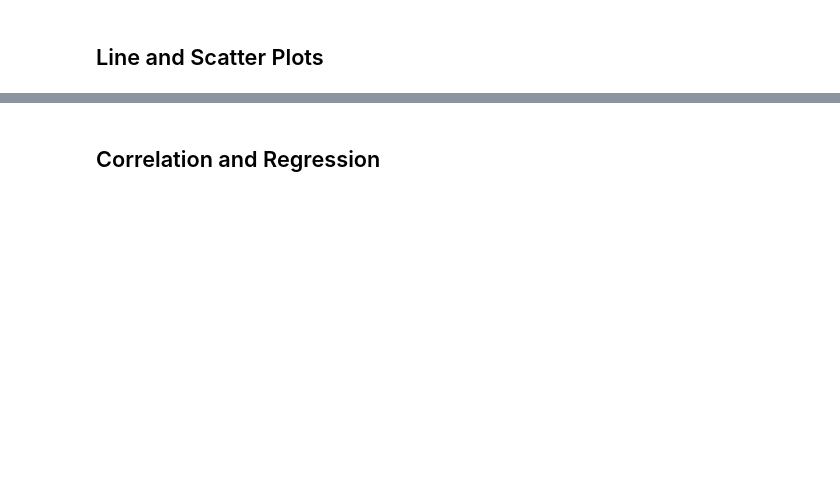
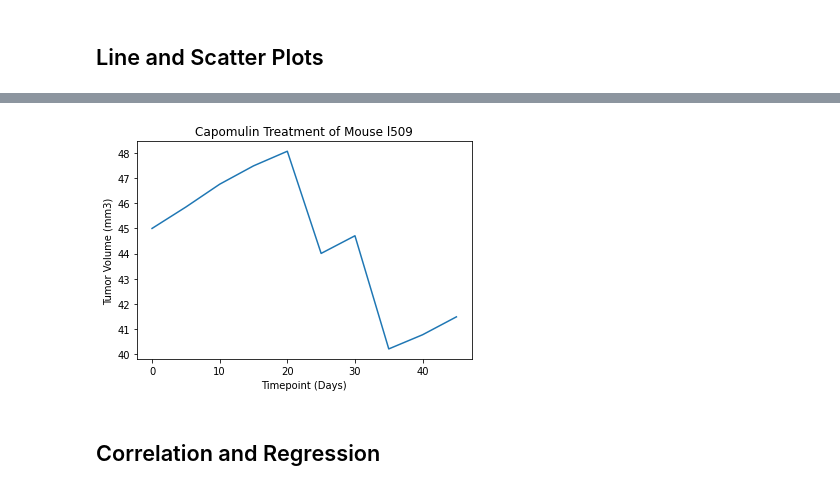
Before and after one commit to JohnShuford/Matplotlib-Challenge, a Jupyter notebook: Pymaceuticals/pymaceuticals.ipynb, the cells around one changed output, grey strips where cells are left out. Cells and saved outputs as stored; diff of their text form; code cells hidden in the pictures; blank space fills up the shorter version.

```diff
--- a/Pymaceuticals/pymaceuticals.ipynb
+++ b/Pymaceuticals/pymaceuticals.ipynb
@@ -286,2 +256,17 @@ plt.show()
 # %% [markdown]
 ## Line and Scatter Plots
+# %%
+#gathering the data
+#line
+line_y_ser = clean_df.loc[clean_df['Mouse ID'] == 'l509', 'Tumor Volume (mm3)']
+line_y = [x for x in line_y_ser]
+line_x_ser = clean_df.loc[clean_df['Mouse ID'] == 'l509', 'Timepoint']
+line_x = [x for x in line_x_ser]
+#scatter
+cap_treatment_df = clean_df[clean_df['Drug Regimen'] == 'Capomulin']
+tumor_mean_ser = cap_treatment_df.groupby('Mouse ID').mean()['Tumor Volume (mm3)']
+tumor_mean = [x for x in tumor_mean_ser]
+mouse_weight_ser = cap_treatment_df.groupby('Mouse ID').mean()['Tumor Volume (mm3)']
+mouse_weight = [x for x in mouse_weight_ser]
+
+mouse_weight
@@ -288,5 +291,12 @@ plt.show()
 # %%
 # Generate a line plot of tumor volume vs. time point for a mouse treated with Capomulin
+plt.plot(line_x, line_y)
+plt.title('Capomulin Treatment of Mouse l509')
+plt.xlabel('Timepoint (Days)')
+plt.ylabel('Tumor Volume (mm3)')
+plt.show()
+# %% [output]
+[figure, added]
 # %%
 # Generate a scatter plot of average tumor volume vs. mouse weight for the Capomulin regimen
 # %% [markdown]
```
Also changed, not shown: parts of 6 cells of this notebook.
